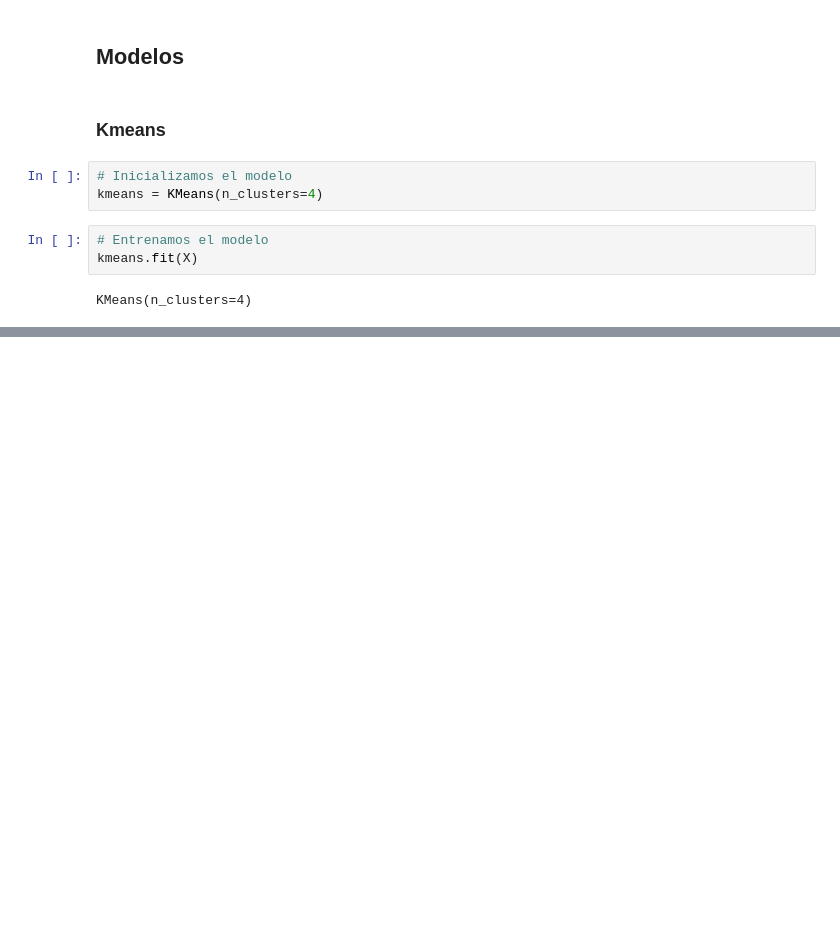
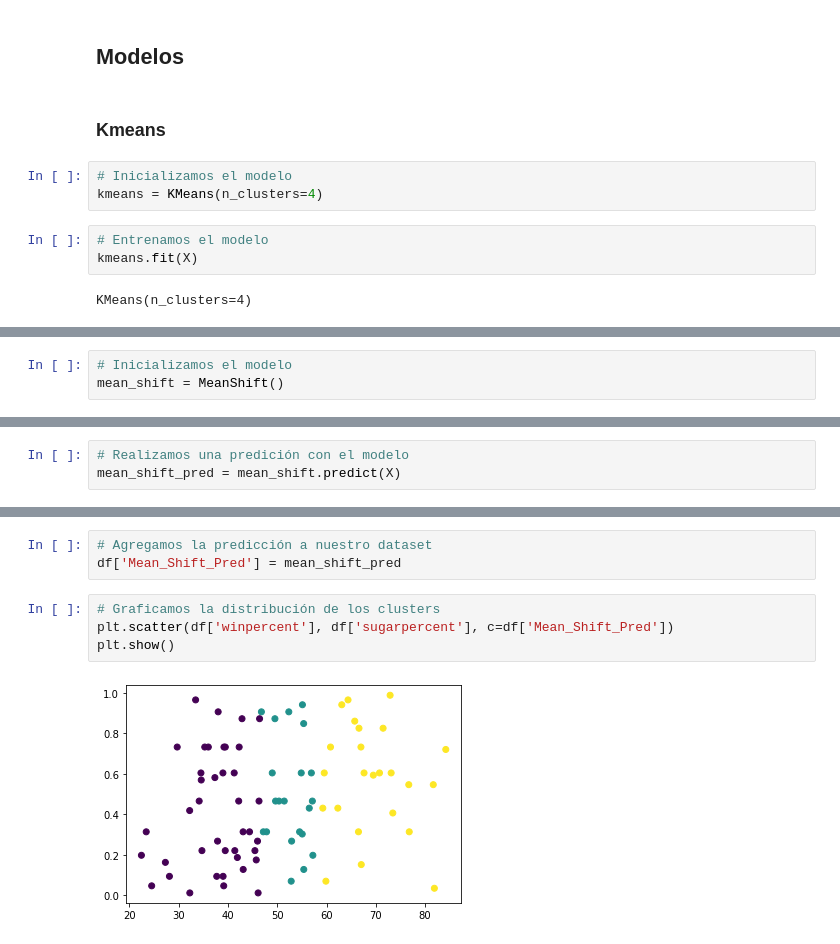
Before and after one commit to JuanFeA98/scikit-learn-professional, a Jupyter notebook: 05. Aprendizaje no supervisado.ipynb, the cells around one changed output, grey strips where cells are left out. Saved outputs shown, nothing was run; the diff lists cells and outputs as text; blank space fills up the shorter version.

Commit message:
Clustering

```diff
--- a/05. Aprendizaje no supervisado.ipynb
+++ b/05. Aprendizaje no supervisado.ipynb
@@ -71,0 +77,3 @@ plt.show()
+# %%
+# Inicializamos el modelo
+mean_shift = MeanShift()
@@ -71,0 +85,3 @@ plt.show()
+# %%
+# Realizamos una predición con el modelo
+mean_shift_pred = mean_shift.predict(X)
@@ -71,0 +95,9 @@ plt.show()
+# %%
+# Agregamos la predicción a nuestro dataset
+df['Mean_Shift_Pred'] = mean_shift_pred
+# %%
+# Graficamos la distribución de los clusters
+plt.scatter(df['winpercent'], df['sugarpercent'], c=df['Mean_Shift_Pred'])
+plt.show()
+# %% [output]
+[figure, added]
```
Also changed, not shown: parts of 9 cells of this notebook, 2 other files.
